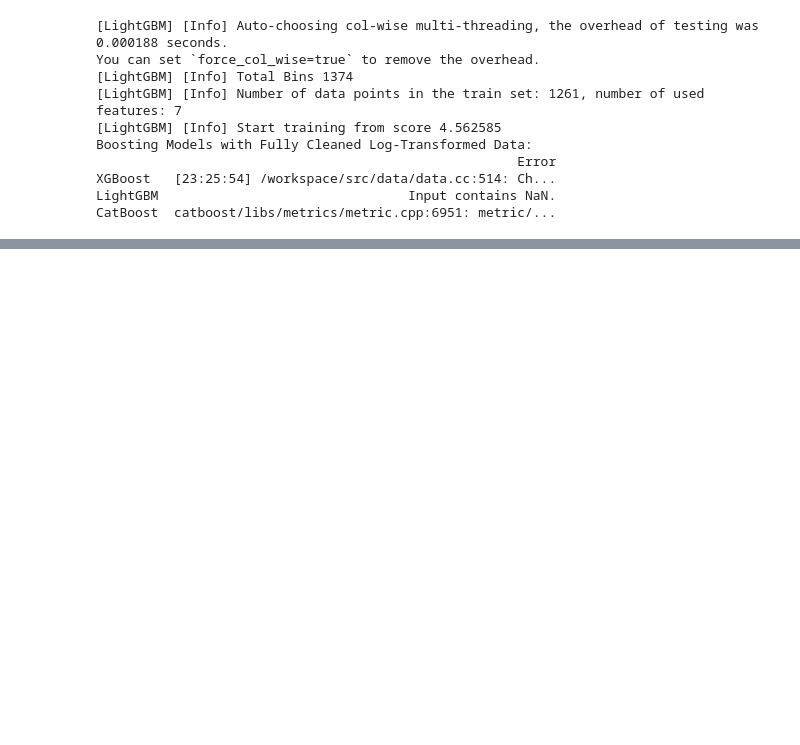
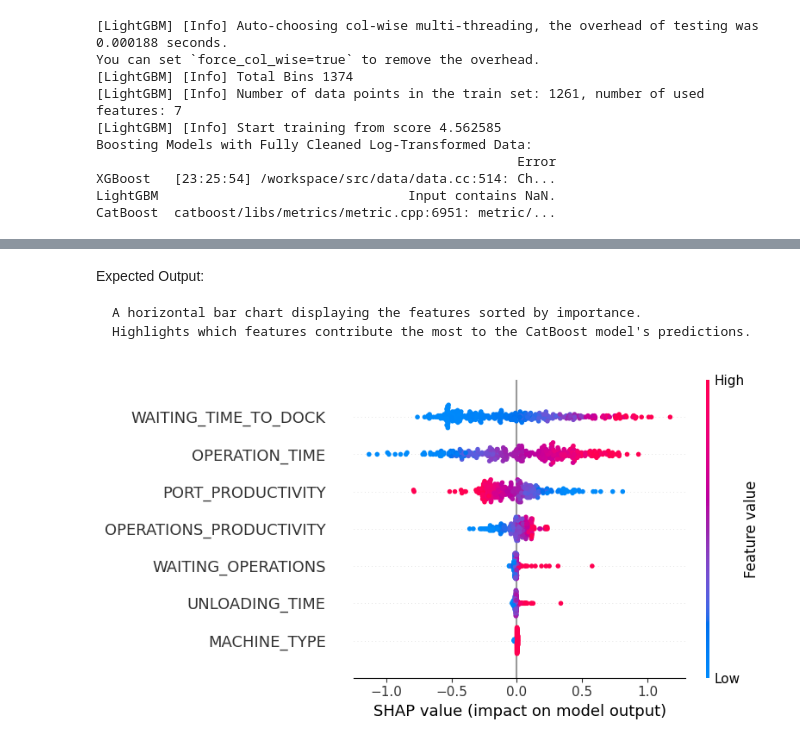
Before and after one commit to Athman-Athman/RESEARCH, a Jupyter notebook: RESEARCH_DATA_ANALYSIS_VTT_NOV_24.ipynb, the cells around one changed output, grey strips where cells are left out. Cells and saved outputs as stored; diff of their text form; code cells hidden in the pictures; blank space fills up the shorter version.

```diff
--- a/RESEARCH_DATA_ANALYSIS_VTT_NOV_24.ipynb
+++ b/RESEARCH_DATA_ANALYSIS_VTT_NOV_24.ipynb
@@ -1657,0 +1813,20 @@ print(boosting_results_rerun_df)
+# %% [markdown]
+Expected Output:
+
+    A horizontal bar chart displaying the features sorted by importance.
+    Highlights which features contribute the most to the CatBoost model's predictions.
+# %%
+import shap
+import matplotlib.pyplot as plt
+
+# Create SHAP explainer for the best CatBoost model
+explainer = shap.TreeExplainer(best_catboost_model)
+
+# Compute SHAP values for the test set
+shap_values = explainer.shap_values(X_test_cleaned)
+
+# Visualize SHAP summary plot
+plt.figure(figsize=(10, 6))
+shap.summary_plot(shap_values, X_test_cleaned, feature_names=X_test_cleaned.columns)
+# %% [output]
+[figure, added]
```
Also changed, not shown: parts of 7 cells of this notebook.
